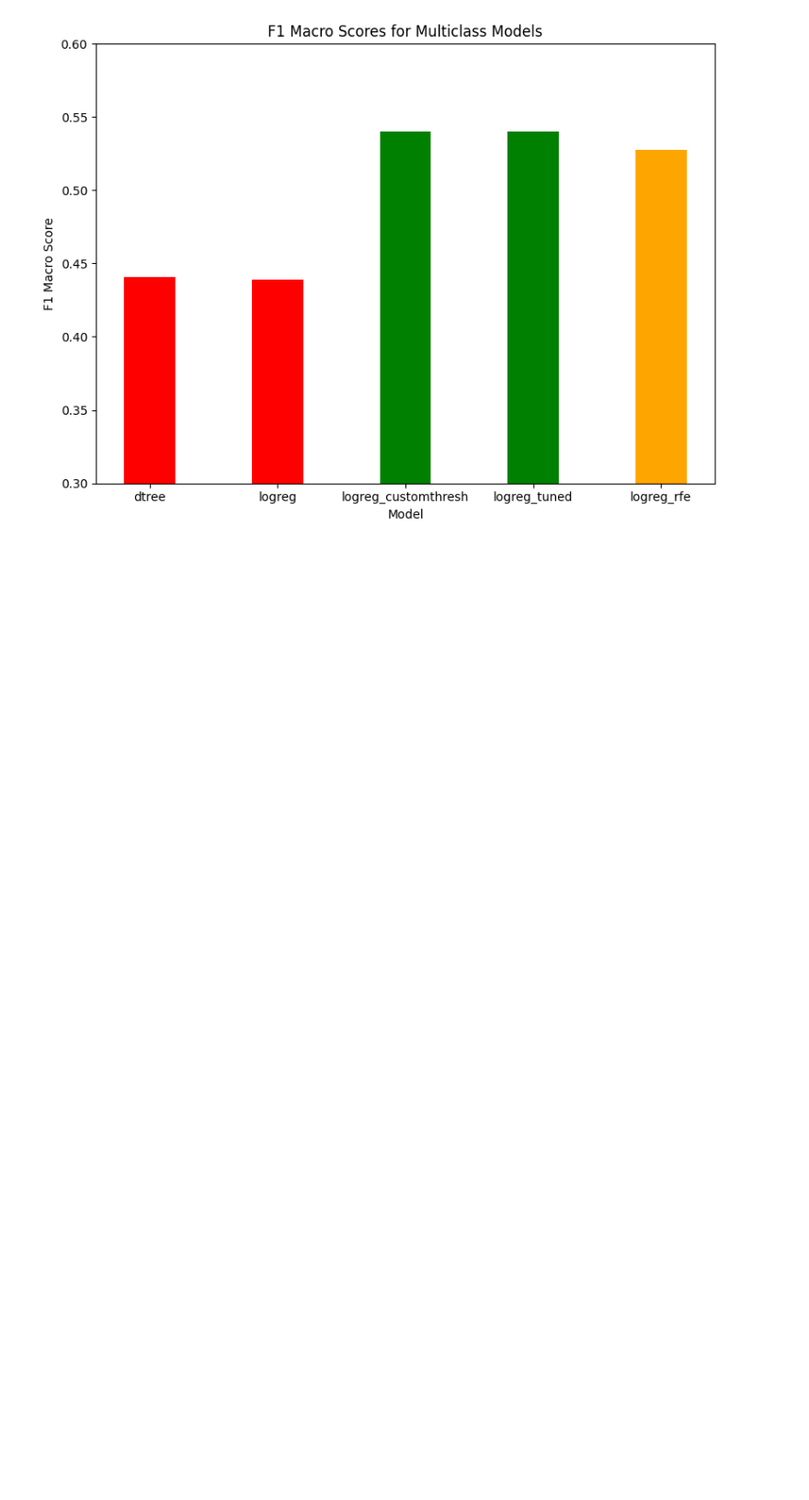
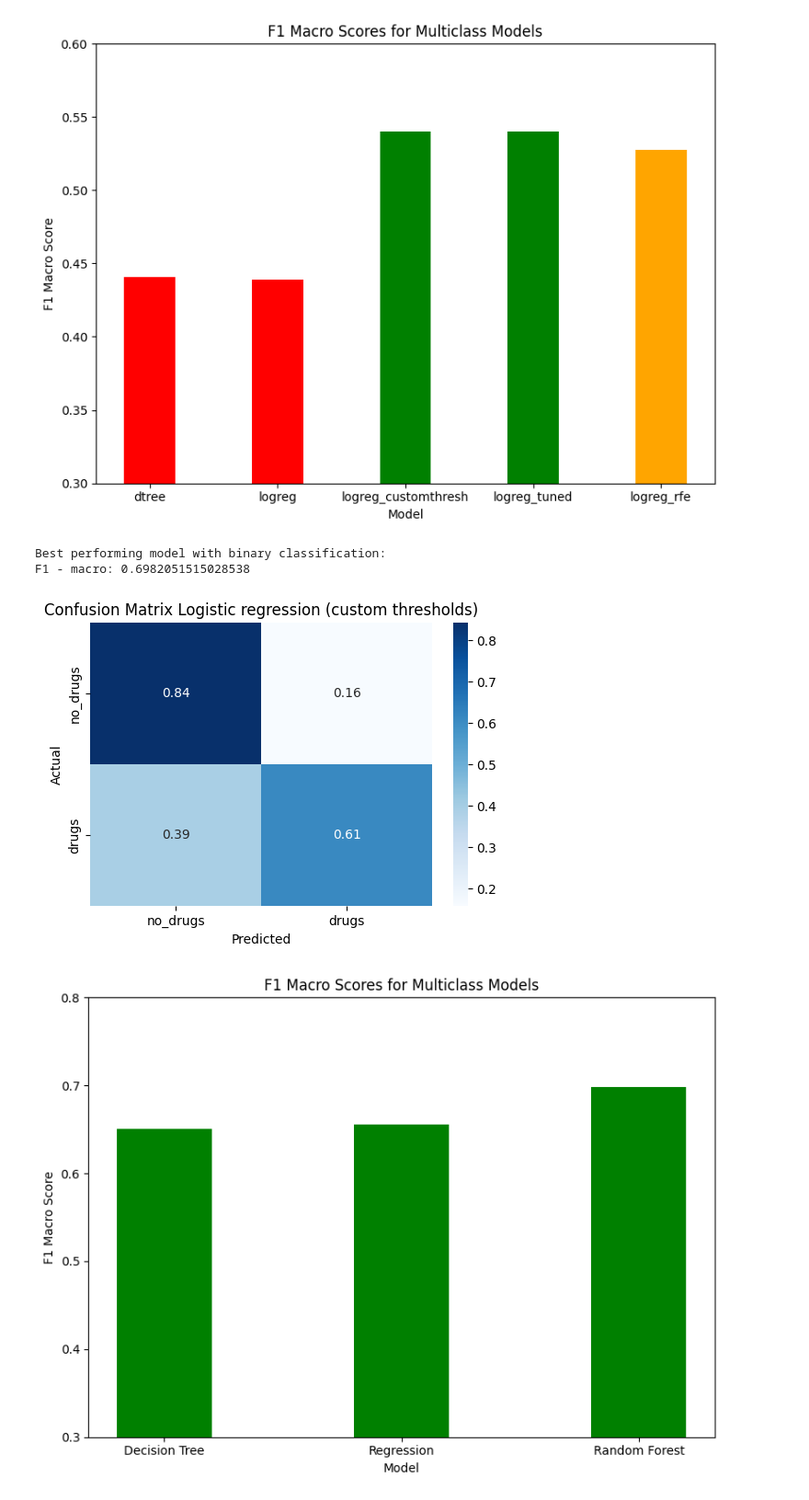
Before and after one commit to VasStach/OKCupid-Date-A-Scientist, a Jupyter notebook: date-a-scientist.ipynb, the cells around one changed output. Shown at 92% size. Drawn from its saved outputs; the diff is of its cells as text; code cells hidden in the pictures; blank space fills up the shorter version.

```diff
--- a/date-a-scientist.ipynb
+++ b/date-a-scientist.ipynb
@@ -420,3 +423,32 @@ Best performing model with all three classes:
 F1 - macro: 0.5401268029060469
 [figure]
 [figure]
+# %%
+# binary models
+print("Best performing model with binary classification:")
+print(f"F1 - macro: {binary_scores["Random Forest"]}")
+plt.figure(figsize=(6, 4))
+sns.heatmap(cm_rf, annot=True, fmt='.2g', cmap='Blues', xticklabels=["no_drugs", "drugs"], yticklabels=["no_drugs", "drugs"])
+plt.xlabel('Predicted')
+plt.ylabel('Actual')
+plt.title('Confusion Matrix Logistic regression (custom thresholds)')
+plt.show()
+
+
+x_labels = binary_scores.keys()
+scores = binary_scores.values()
+
+plt.figure(figsize=(8, 6))
+colors = ['red' if s < 0.5 else 'orange' if s < 0.53 else 'green' for s in scores]
+plt.bar(x_labels, scores, color=colors, width=0.4)
+plt.ylabel('F1 Macro Score')
+plt.xlabel('Model')
+plt.title('F1 Macro Scores for Multiclass Models')
+plt.ylim(0.3, 0.8)
+plt.tight_layout()
+plt.show()
+# %% [output]
+Best performing model with binary classification:
+F1 - macro: 0.6982051515028538
+[figure, added]
+[figure, added]
```
Also changed, not shown: parts of 4 cells of this notebook.
